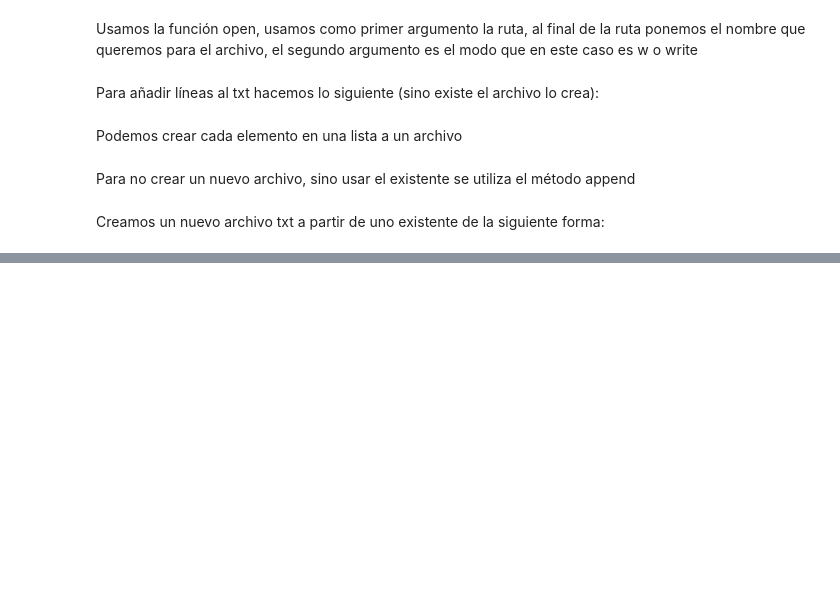
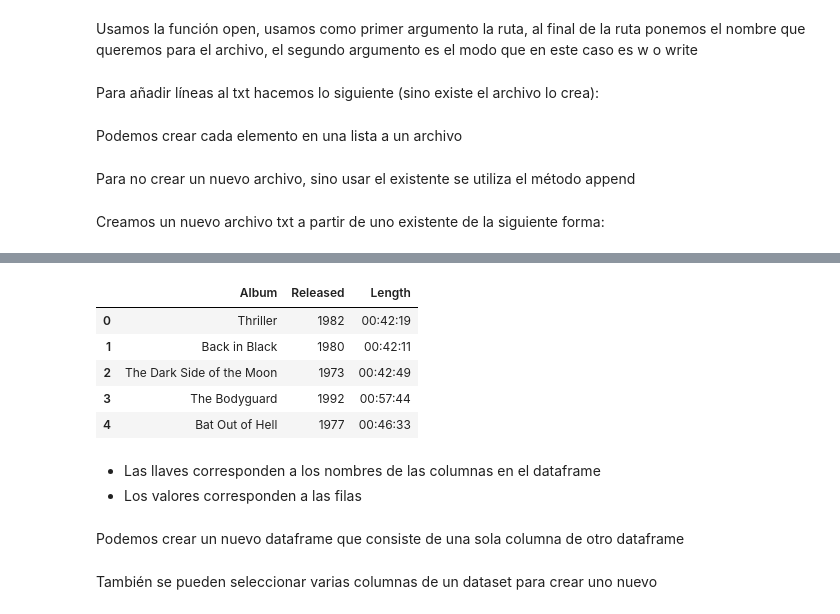
Before and after one commit to PosgradoMNA/actividades-de-aprendizaje-RobertoRomeroVielma-A00822314, a Jupyter notebook: Semana_2_Actividad_1_Python_for_Data_Science_(IBM).ipynb, the cells around one changed output, grey strips where cells are left out. Cells and saved outputs as stored; diff of their text form; code cells hidden in the pictures; blank space fills up the shorter version.

```diff
--- a/Semana_2_Actividad_1_Python_for_Data_Science_(IBM).ipynb
+++ b/Semana_2_Actividad_1_Python_for_Data_Science_(IBM).ipynb
@@ -166,0 +240,14 @@ with open("Example1.txt","r") as readfile: #archivo que deseamos copiar
+# %%
+songs_frame.head()
+# %% [output]
+|  | Album | Released | Length |
+| 0 | Thriller | 1982 | 00:42:19 |
+| 1 | Back in Black | 1980 | 00:42:11 |
+| 2 | The Dark Side of the Moon | 1973 | 00:42:49 |
+| 3 | The Bodyguard | 1992 | 00:57:44 |
+| 4 | Bat Out of Hell | 1977 | 00:46:33 |
+# %% [markdown]
+* Las llaves corresponden a los nombres de las columnas en el dataframe
+* Los valores corresponden a las filas
+# %% [markdown]
+Podemos crear un nuevo dataframe que consiste de una sola columna de otro dataframe
@@ -166,0 +256,2 @@ with open("Example1.txt","r") as readfile: #archivo que deseamos copiar
+# %% [markdown]
+También se pueden seleccionar varias columnas de un dataset para crear uno nuevo
```
Also changed, not shown: parts of 36 cells of this notebook.
